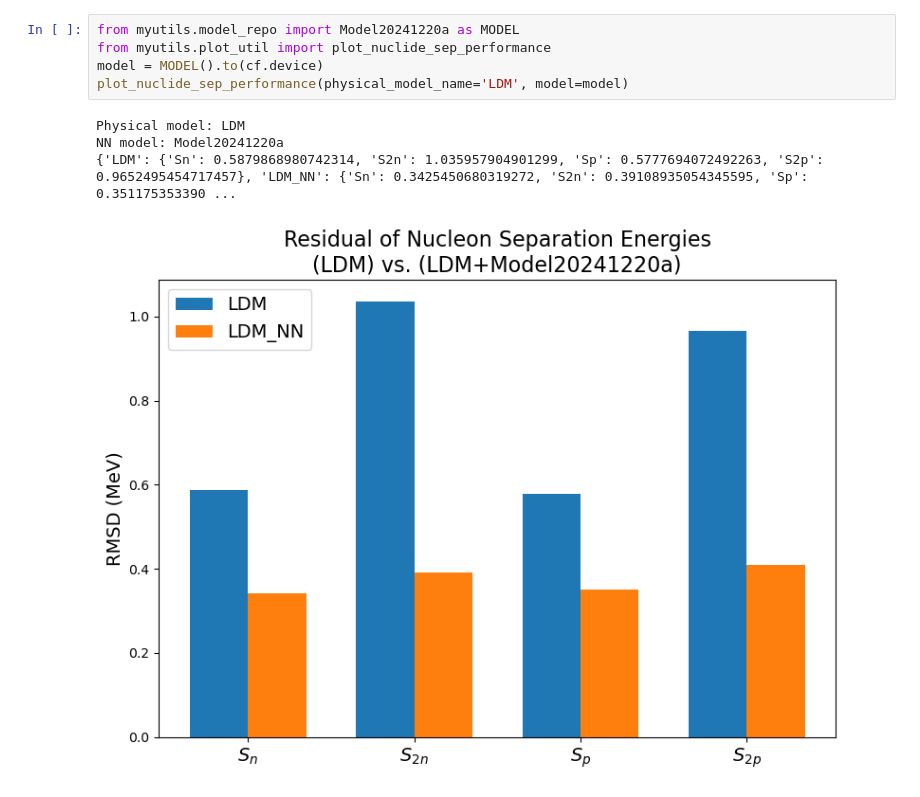
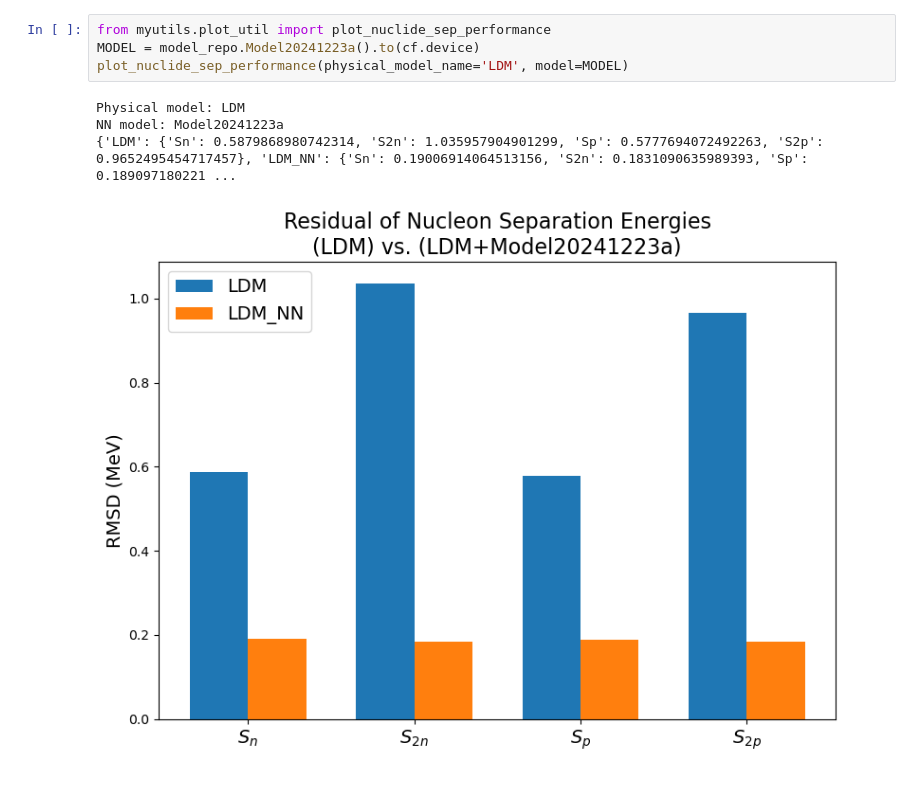
Before and after one commit to pewenz/CBNNforNucMass, a Jupyter notebook: analysis.ipynb, the cells around one changed output. Drawn from its saved outputs; the diff is of its cells as text.

```diff
--- a/analysis.ipynb
+++ b/analysis.ipynb
@@ -27,10 +26,9 @@ Optimal parameters loaded from `model/parameter/param_Model20241220a.pth`
 # %%
-from myutils.model_repo import Model20241220a as MODEL
 from myutils.plot_util import plot_nuclide_sep_performance
-model = MODEL().to(cf.device)
-plot_nuclide_sep_performance(physical_model_name='LDM', model=model)
+MODEL = model_repo.Model20241223a().to(cf.device)
+plot_nuclide_sep_performance(physical_model_name='LDM', model=MODEL)
 # %% [output]
 Physical model: LDM
-NN model: Model20241220a
-{'LDM': {'Sn': 0.5879868980742314, 'S2n': 1.035957904901299, 'Sp': 0.5777694072492263, 'S2p': 0.9652495454717457}, 'LDM_NN': {'Sn': 0.3425450680319272, 'S2n': 0.39108935054345595, 'Sp': 0.351175353390 ...
+NN model: Model20241223a
+{'LDM': {'Sn': 0.5879868980742314, 'S2n': 1.035957904901299, 'Sp': 0.5777694072492263, 'S2p': 0.9652495454717457}, 'LDM_NN': {'Sn': 0.19006914064513156, 'S2n': 0.1831090635989393, 'Sp': 0.189097180221 ...
-[figure, old version]
+[figure, new version]
```
Also changed, not shown: parts of 3 cells of this notebook, 6 other files.
